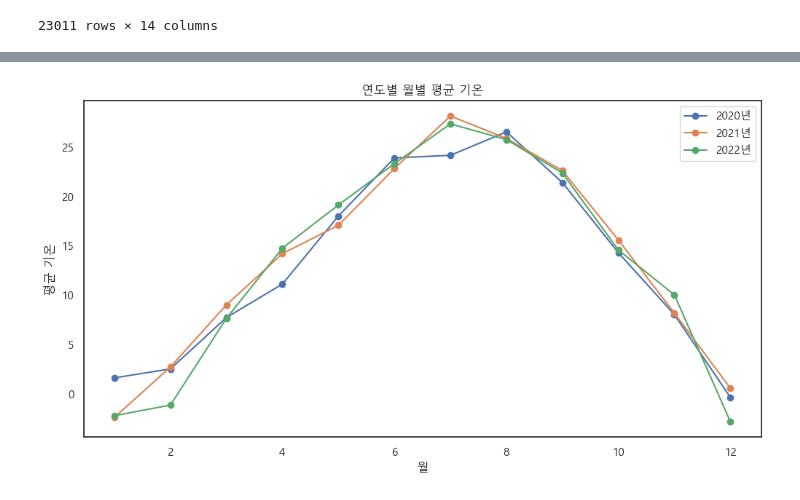
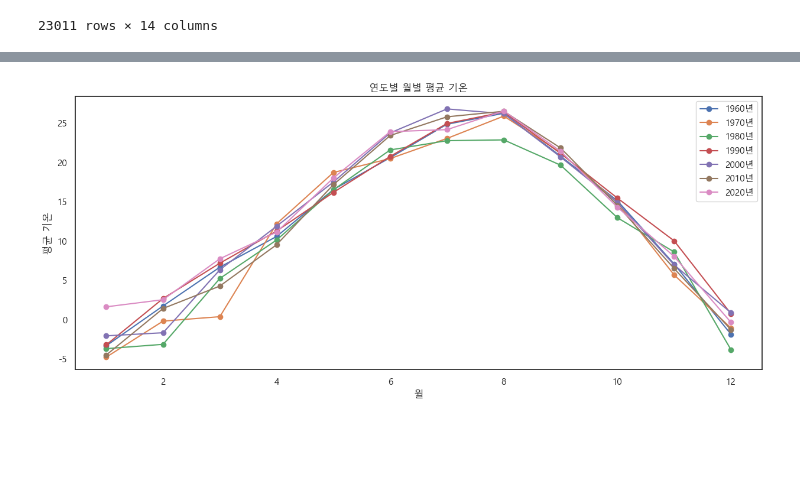
Before and after one commit to HuiseongK/Seoul_temperature_predict, a Jupyter notebook: EDA.ipynb, the cells around one changed output, grey strips where cells are left out. Drawn from its saved outputs; the diff is of its cells as text; code cells hidden in the pictures; blank space fills up the shorter version.

```diff
--- a/EDA.ipynb
+++ b/EDA.ipynb
@@ -233,21 +230,21 @@ ValueError: Mime type rendering requires nbformat>=4.2.0 but it is not installed
 # %%
-# 2020~2022년 까지의 온도 변화 확인
-train_summary = train_copy[train_copy['일시'].dt.year > 2019] # 2019년 이후의 데이터만 추출
+# 1960년 부터 2020년 까지의 월 평균 온도 변화 확인
+train_summary = train_copy[train_copy['일시'].dt.year.isin([1960,1970,1980,1990,2000,2010,2020])] # 1960, 1970,1980,1990,2000,2010,2020년 데이터만 추출
 train_summary
-summary_groupby = train_summary.groupby(['연','월'])['평균기온'].mean().reset_index()
+summary_groupby = train_summary.groupby(['연','월'])['평균기온'].mean().reset_index() # 연도와 월을 기준으로 Group화하고 DataFrame으로 변환
 
-plt.figure(figsize=(12, 6))
+plt.figure(figsize=(15, 6))
 for year in summary_groupby['연'].unique():
     df_year = summary_groupby[summary_groupby['연'] == year]
     plt.plot(df_year['월'], df_year['평균기온'], marker='o', label=f'{year}년')
 
 # 그래프에 타이틀과 레이블 추가
 plt.title('연도별 월별 평균 기온')
 plt.xlabel('월')
 plt.ylabel('평균 기온')
 plt.legend()  # 범례 표시
 
 # 그래프 표시
 plt.show()
 # %% [output]
-[figure, old version]
+[figure, new version]
```
Also changed, not shown: parts of 1 cell of this notebook.
